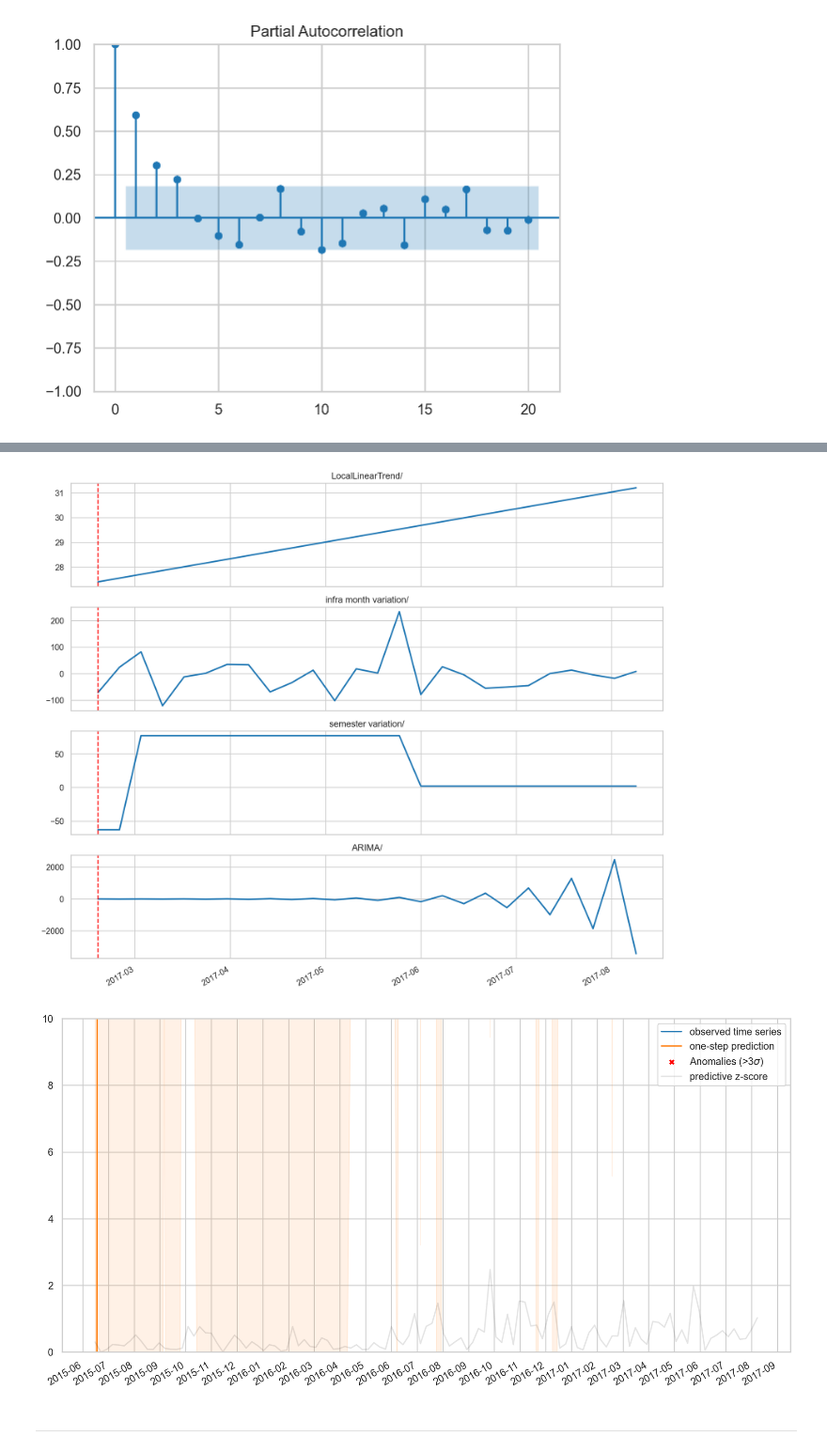
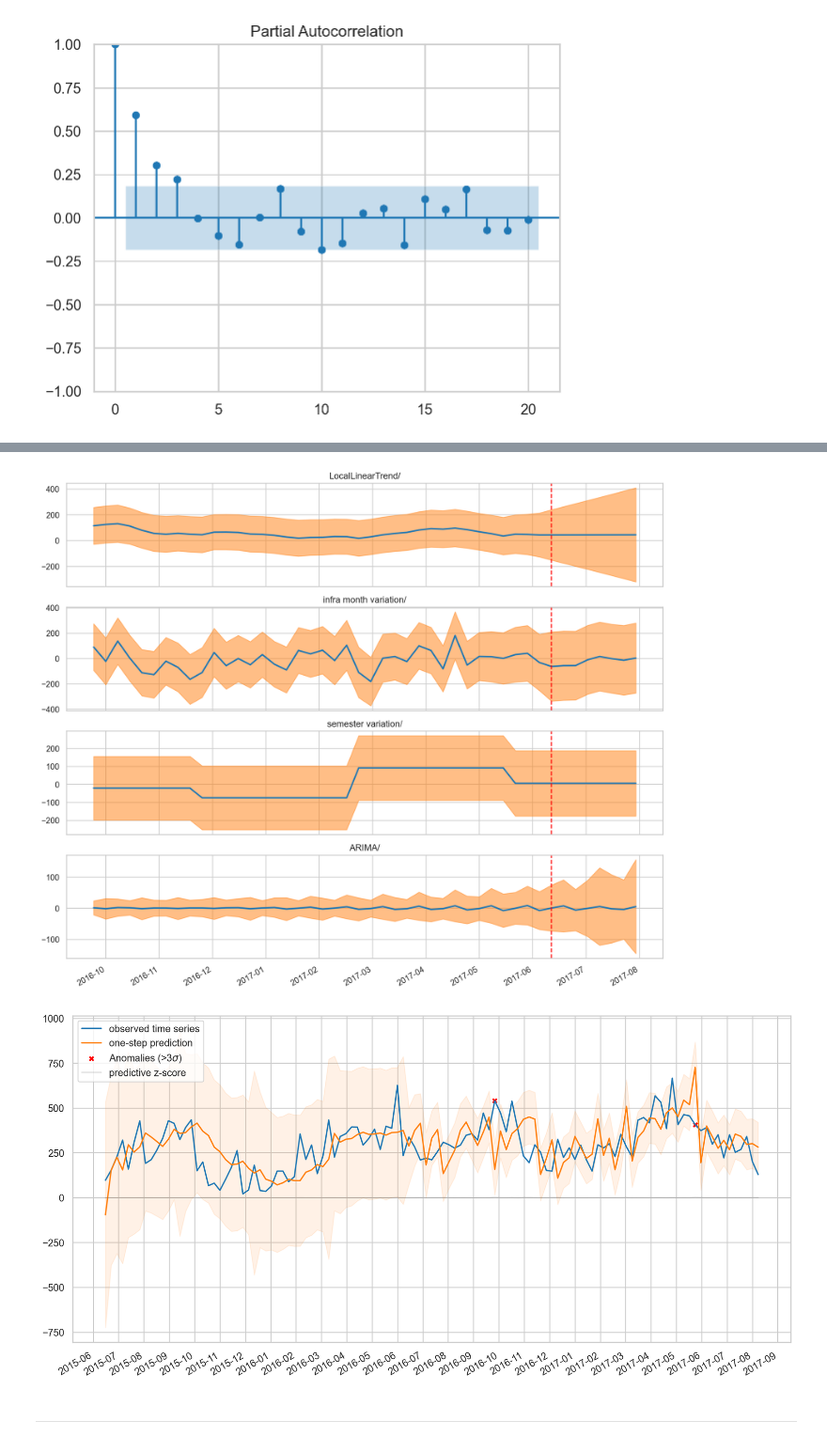
Before and after one commit to Amaury-Barra/Bayesian_TS, a Jupyter notebook: bayesian_ts_pred.ipynb, the cells around one changed output, grey strips where cells are left out. Shown at 94% size. Drawn from its saved outputs; the diff is of its cells as text; code cells hidden in the pictures.

Commit message:
correction_plotting + british airways exercice

```diff
--- a/bayesian_ts_pred.ipynb
+++ b/bayesian_ts_pred.ipynb
@@ -65,7 +71,7 @@ cancelation_loc = mdates.DayLocator(interval=31)
 cancelation_fmt = mdates.DateFormatter('%Y-%m')
 
 ## Number of forcasting steps (half a year)
-num_forecast_steps = 26
+num_forecast_steps = 8
 
 ## Formating time serie data
 serial_data = raw_data.IsCanceled.tolist()
@@ -412,7 +430,7 @@ cancelation_loc = mdates.DayLocator(interval=31)
 cancelation_fmt = mdates.DateFormatter('%Y-%m')
 
 ## Number of forcasting steps (half a year)
-num_forecast_steps = 26
+num_forecast_steps = 8
 
 ## Formating time serie data
 serial_data = raw_data.IsCanceled.tolist()
@@ -456,5 +470,5 @@ serial_log = np.log(serial_data)
 # %%
-cancelation_model = build_model(training_data, 6, 4)
+cancelation_model = build_model(training_data, 5, 4)
 variational_posteriors = tfp.sts.build_factored_surrogate_posterior(model=cancelation_model)
 # %%
 # Allow external control of optimization to reduce test runtimes.
@@ -548,7 +562,7 @@ fig, axes = plot_components(
 for ax in axes.values():
   ax.axvline(cancelation_dates[-num_forecast_steps], linestyle="--", color='red')
 # %% [output]
-[figure, old version]
+[figure, new version]
 # %%
 cancelation_one_step_dist = sts.one_step_predictive(
     cancelation_model,
@@ -560,21 +574,21 @@ cancelation_one_step_mean, cancelation_one_step_scale = (
 # %%
 fig, ax = plot_one_step_predictive(
     cancelation_dates, serial_data,
     cancelation_one_step_mean, cancelation_one_step_scale,
     x_locator=cancelation_loc, x_formatter=cancelation_fmt)
-ax.set_ylim(0, 10)
+#ax.set_ylim(0, 10)
 
 # Use the one-step-ahead forecasts to detect anomalous timesteps.
 zscores = np.abs((serial_data - cancelation_one_step_mean) /
                  cancelation_one_step_scale)
-anomalies = zscores > 3.0
+anomalies = zscores > 2.0
 ax.scatter(cancelation_dates[anomalies],
            serial_data[anomalies],
            c="red", marker="x", s=20, linewidth=2, label=r"Anomalies (>3$\sigma$)")
 ax.plot(cancelation_dates, zscores, color="black", alpha=0.1, label='predictive z-score')
 ax.legend()
 plt.show()
 # %% [output]
-[figure, old version]
+[figure, new version]
 # %% [markdown]
 ---
```
Also changed, not shown: parts of 11 cells of this notebook, 2 other files.
